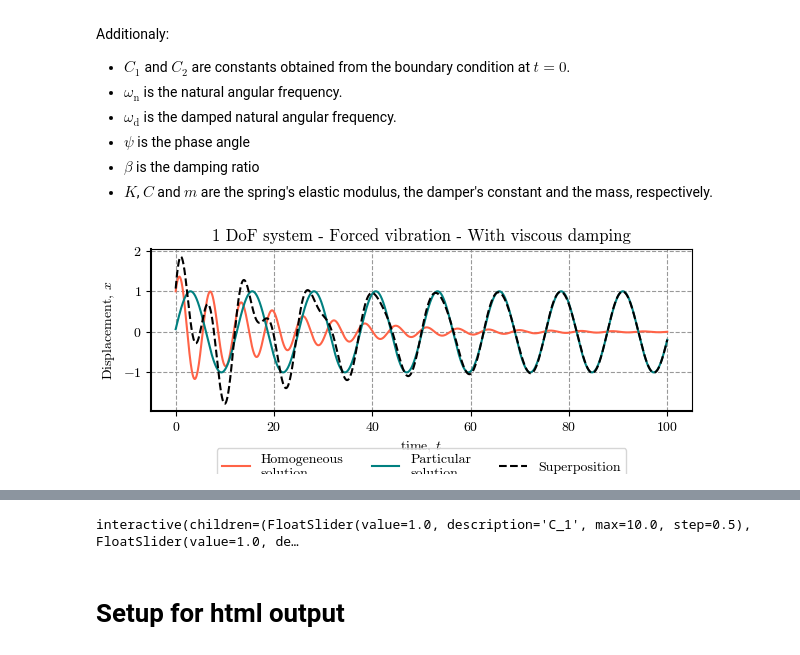
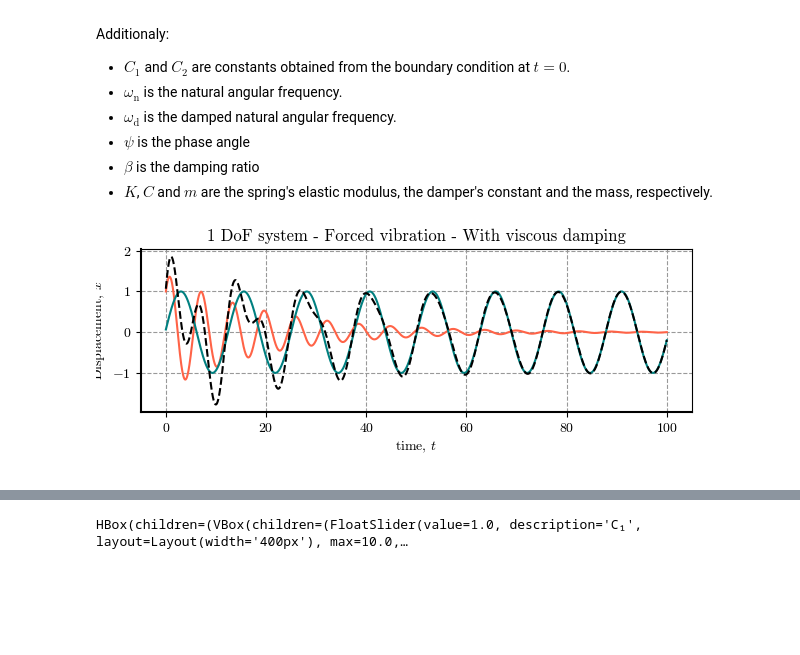
Before and after one commit to eamontoyaa/dinamica_de_suelos_EAFIT, a Jupyter notebook: notebooks/vibrations_theory.ipynb, the cells around one changed output, grey strips where cells are left out. Saved outputs shown, nothing was run; the diff lists cells and outputs as text; code cells hidden in the pictures; blank space fills up the shorter version.

Commit message:
Improve widgets

```diff
--- a/notebooks/vibrations_theory.ipynb
+++ b/notebooks/vibrations_theory.ipynb
@@ -66,6 +68,8 @@ def harmonic_motion(
     ax.grid(True, which="major", color="#999999", linestyle="--")
     ax.legend(loc='lower center', bbox_to_anchor=(0.5, -0.5), ncol=2)
     display(fig) if widget else plt.show()
+    display(wgt.HTML(html_setup))
+    plt.close()
     return
 
 harmonic_motion(
@@ -116,6 +123,8 @@ def free_vibr_1dof_undamped(c1, c2, natural_freq, t_max=100, widget=False):
     ax.grid(True, which="major", color="#999999", linestyle="--")
     ax.legend(loc='lower center', bbox_to_anchor=(0.5, -0.5), ncol=3)
     display(fig) if widget else plt.show()
+    display(wgt.HTML(html_setup))
+    plt.close()
     return
 
 free_vibr_1dof_undamped(c1=1, c2=2, natural_freq=1, t_max=50)
@@ -165,7 +177,12 @@ def free_vibr_1dof_damped(c1, c2, natural_freq, damping_rat, t_max=100, widget=F
     ax.spines["left"].set_linewidth(1.5)
     ax.legend(loc='lower center', bbox_to_anchor=(0.5, -0.5), ncol=1)
     ax.grid(True, which="major", color="#999999", linestyle="--")
-    display(fig) if widget else plt.show()
+    if widget:
+        display(fig)
+    else:
+        plt.show()
+        display(wgt.HTML(html_setup))
+    plt.close()
     return
 
 free_vibr_1dof_damped(c1=1, c2=1, natural_freq=1, damping_rat=0.05, t_max=50)
@@ -174,11 +192,13 @@ free_vibr_1dof_damped(c1=1, c2=1, natural_freq=1, damping_rat=0.05, t_max=50)
 # %%
-interact(  # Interactive widgets
-    free_vibr_1dof_damped,
-    c1=widgets.FloatSlider(value=1, min=0, max=10, step=0.5, description="C_1"),
-    c2=widgets.FloatSlider(value=1, min=0, max=10, step=0.5, description="C_2"),
-    natural_freq=widgets.FloatSlider(value=1, min=0.0001, max=5, step=0.05, description="ω_n"),
-    damping_rat=widgets.FloatSlider(value=0.05, min=0, max=1, step=0.02, description="β"),
-    t_max=widgets.FloatSlider(value=50, min=0, max=300, step=0.5, description="t"),
-    widget=fixed(True)
-);
+s, l = {'description_width': '50px'}, wgt.Layout(width='400px')
+controls = {
+    'c1': wgt.FloatSlider(value=1, min=0, max=10, step=0.2, description="C₁", style=s, layout=l),
+    'c2': wgt.FloatSlider(value=2, min=0, max=10, step=0.2, description="C₂", style=s, layout=l),
+    'natural_freq': wgt.FloatSlider(value=1, min=0.0001, max=5, step=0.05, description="𝜔ₙ", style=s, layout=l),
+    'damping_rat': wgt.FloatSlider(value=0.05, min=0, max=1, step=0.02, description="𝛽", style=s, layout=l),
+    't_max': wgt.FloatSlider(value=50, min=0, max=300, step=0.5, description="t", style=s, layout=l),
+    'widget': wgt.Checkbox(value=True, description='Non-vector image (improve widget performance)', style=s, layout=l)
+}
+fig = wgt.interactive_output(free_vibr_1dof_damped, controls)
+wgt.HBox((wgt.VBox(list(controls.values())), fig), layout=wgt.Layout(align_items='center'))
 # %% [output]
@@ -230,33 +250,38 @@ Additionaly:
 # %%
 def forced_vibr_1dof_damped(
     c1, c2, peak_amp, natural_freq, damping_rat, force_freq, t_max=100, widget=False
 ):
     # Movement function
     t = np.linspace(0, t_max, int(t_max * 100))
     damped_freq = natural_freq * np.sqrt(1 - damping_rat**2)
     x_h = np.exp(-natural_freq * damping_rat * t) * (
         c1 * np.cos(damped_freq * t) + c2 * np.sin(damped_freq * t)
     )
     freq_ratio = force_freq / natural_freq
     phase_ang = np.arctan(2 * damping_rat * freq_ratio / (1 - freq_ratio**2))
     x_p = peak_amp * np.sin(force_freq * t + phase_ang)
 
     # Plot
     fig, ax = plt.subplots(ncols=1, nrows=1, figsize=[6, 2.5])
     ax.plot(t, x_h, color="tomato", label="Homogeneous\nsolution")
     ax.plot(t, x_p, color="teal", label="Particular\nsolution")
     ax.plot(t, x_h + x_p, ls='--', color="k", label="Superposition")
     ax.set(xlabel="time, $t$", ylabel="Displacement, $x$")
     ax.set_title("1 DoF system - Forced vibration - With viscous damping")
     ax.spines["bottom"].set_linewidth(1.5)
     ax.spines["left"].set_linewidth(1.5)
     ax.grid(True, which="major", color="#999999", linestyle="--")
-    ax.legend(loc="lower center", bbox_to_anchor=(0.5, -0.5), ncol=3)
-    display(fig) if widget else plt.show()
+    ax.legend(loc="lower center", bbox_to_anchor=(0.5, -0.7), ncol=3)
+    if widget:
+        display(fig)
+    else:
+        plt.show()
+        display(wgt.HTML(html_setup))
+    plt.close()
     return
 
 forced_vibr_1dof_damped(
     c1=1, c2=1, peak_amp=1, natural_freq=1, damping_rat=0.05, force_freq=0.5, t_max=100
 )
 # %% [output]
-[figure, old version]
+[figure, new version]
@@ -263,16 +289,16 @@ forced_vibr_1dof_damped(
 # %%
-interact(  # Interactive slider widgets
-    forced_vibr_1dof_damped,
-    c1=widgets.FloatSlider(value=1, min=0, max=10, step=0.5, description="C_1"),
-    c2=widgets.FloatSlider(value=1, min=0, max=10, step=0.5, description="C_2"),
-    peak_amp=widgets.FloatSlider(value=1, min=0, max=10, step=0.5, description="F_0"),
-    natural_freq=widgets.FloatSlider(value=1, min=0.0001, max=5, step=0.05, description="ω_n"),
-    damping_rat=widgets.FloatSlider(value=0.05, min=0, max=1, step=0.02, description="β"),
-    force_freq=widgets.FloatSlider(value=0.5, min=0.0001, max=5, step=0.05, description="α"),
-    t_max=widgets.FloatSlider(value=100, min=0, max=300, step=0.5, description="t"),
-    widget=fixed(True)
-);
+s, l = {'description_width': '50px'}, wgt.Layout(width='400px')
+controls = {
+    'c1': wgt.FloatSlider(value=1, min=0, max=10, step=0.2, description="C₁", style=s, layout=l),
+    'c2': wgt.FloatSlider(value=2, min=0, max=10, step=0.2, description="C₂", style=s, layout=l),
+    'peak_amp': wgt.FloatSlider(value=1, min=0, max=10, step=0.5, description="F₀", style=s, layout=l),
+    'natural_freq': wgt.FloatSlider(value=1, min=0.0001, max=5, step=0.05, description="𝜔ₙ", style=s, layout=l),
+    'damping_rat': wgt.FloatSlider(value=0.05, min=0, max=1, step=0.02, description="𝛽", style=s, layout=l),
+    'force_freq': wgt.FloatSlider(value=0.5, min=0.0001, max=5, step=0.05, description="α", style=s, layout=l),
+    't_max': wgt.FloatSlider(value=50, min=0, max=300, step=0.5, description="t", style=s, layout=l),
+    'widget': wgt.Checkbox(value=True, description='Non-vector image (improve widget performance)', style=s, layout=l)
+}
+fig = wgt.interactive_output(forced_vibr_1dof_damped, controls)
+wgt.HBox((wgt.VBox(list(controls.values())), fig), layout=wgt.Layout(align_items='center'))
 # %% [output]
-interactive(children=(FloatSlider(value=1.0, description='C_1', max=10.0, step=0.5), FloatSlider(value=1.0, de…
+HBox(children=(VBox(children=(FloatSlider(value=1.0, description='C₁', layout=Layout(width='400px'), max=10.0,…
-# %% [markdown]
-# Setup for html output
```
Also changed, not shown: parts of 9 cells of this notebook, 4 other files.
